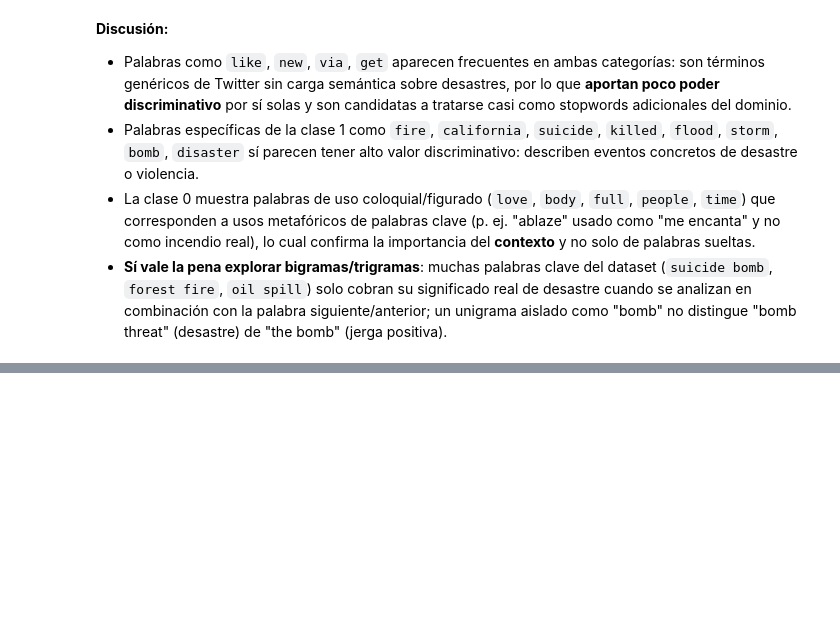
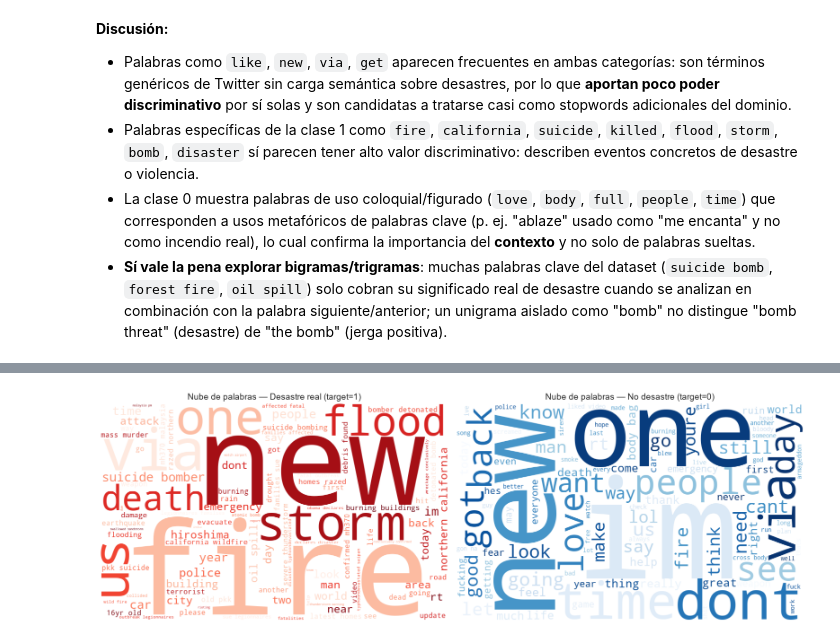
Before and after one commit to DavidDominguez-11/DS-Lab1, a Jupyter notebook: Laboratorio5_avance.ipynb, the cells around one changed output, grey strips where cells are left out. Drawn from its saved outputs; the diff is of its cells as text; code cells hidden in the pictures; blank space fills up the shorter version.

Commit message:
Eliminar carpeta informe y agregar nube de palabras

```diff
--- a/Laboratorio5_avance.ipynb
+++ b/Laboratorio5_avance.ipynb
@@ -379,0 +384,22 @@ Palabras en el top 20 de AMBAS categorías (4): {'us', 'via', 'like', 'people'}
+# %%
+text_disaster = " ".join(df.loc[df["target"] == 1, "clean_text_no_stop"])
+text_no_disaster = " ".join(df.loc[df["target"] == 0, "clean_text_no_stop"])
+
+wc_disaster = WordCloud(width=800, height=500, background_color="white",
+                         colormap="Reds", max_words=100).generate(text_disaster)
+wc_no_disaster = WordCloud(width=800, height=500, background_color="white",
+                            colormap="Blues", max_words=100).generate(text_no_disaster)
+
+fig, axes = plt.subplots(1, 2, figsize=(16, 8))
+axes[0].imshow(wc_disaster, interpolation="bilinear")
+axes[0].axis("off")
+axes[0].set_title("Nube de palabras — Desastre real (target=1)", fontsize=14)
+
+axes[1].imshow(wc_no_disaster, interpolation="bilinear")
+axes[1].axis("off")
+axes[1].set_title("Nube de palabras — No desastre (target=0)", fontsize=14)
+
+plt.tight_layout()
+plt.show()
+# %% [output]
+[figure, added]
```
Also changed, not shown: parts of 1 cell of this notebook, 11 other files.
